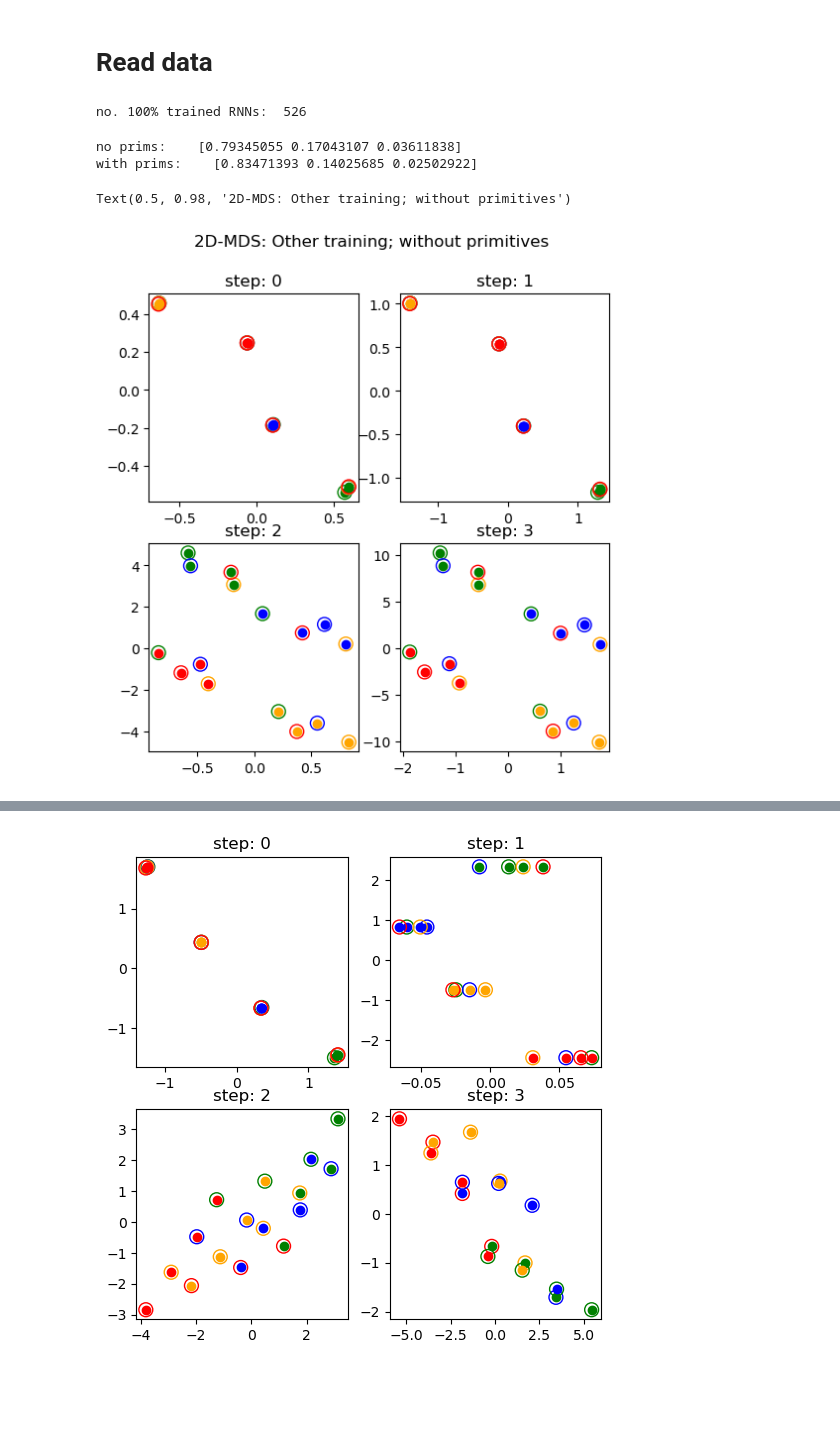
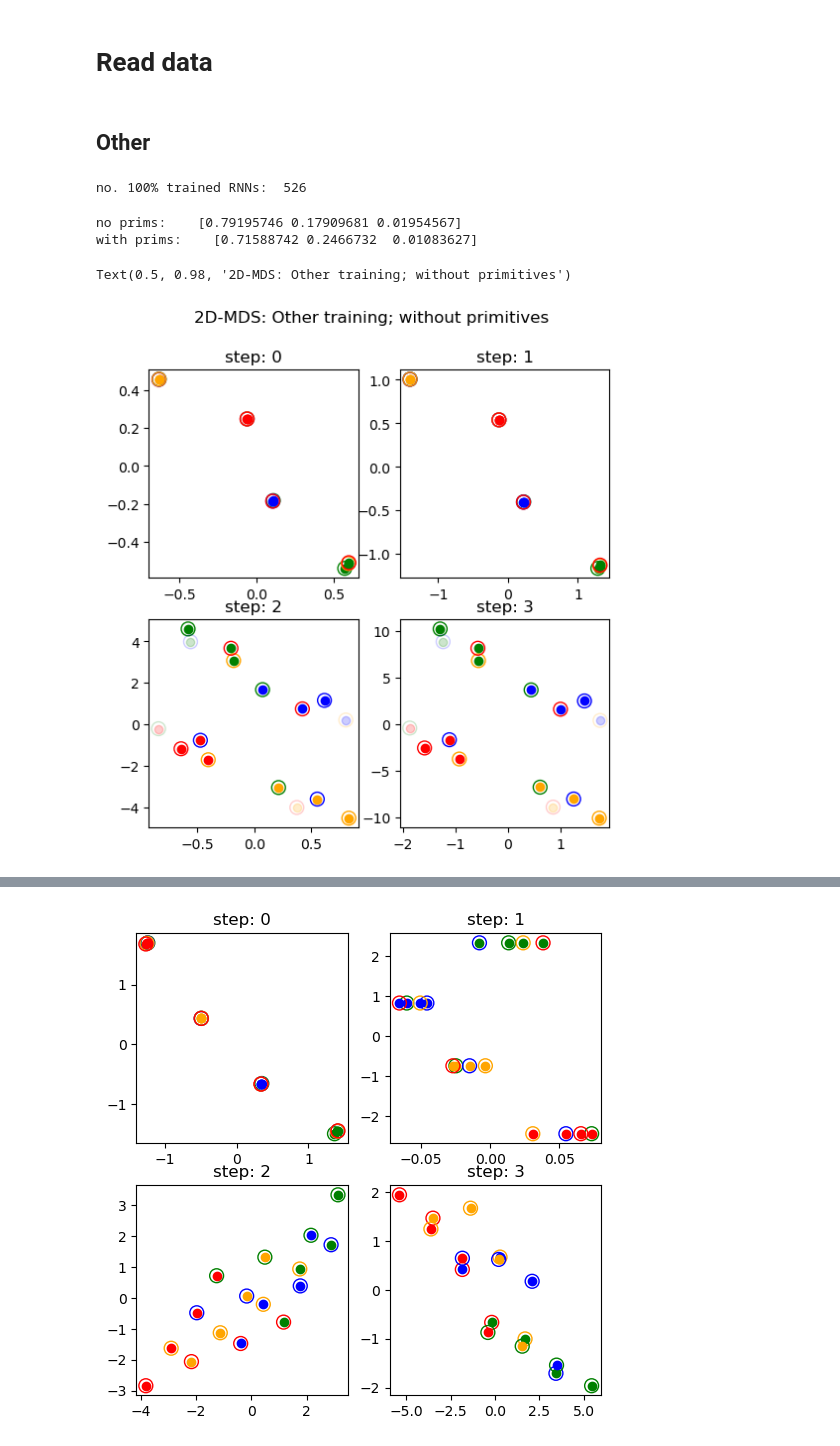
Before and after one commit to aranas/compositional_learning, a Jupyter notebook: _RNN_querymark/MDS.ipynb, the cells around one changed output, grey strips where cells are left out. Drawn from its saved outputs; the diff is of its cells as text; code cells hidden in the pictures; blank space fills up the shorter version.

```diff
--- a/_RNN_querymark/MDS.ipynb
+++ b/_RNN_querymark/MDS.ipynb
@@ -338,6 +354,8 @@ with open(save_dir+'full/res_full', 'rb') as f:
 
 with open(save_dir+'balanced_other/res_balanced', 'rb') as f:
     res3 = pickle.load(f)
+# %% [markdown]
+## Other
 # %%
 res = calculate_RDMs(res1)
 rdms = res['rdms']
@@ -349,32 +367,41 @@ matlist_p = [np.array(rdms_p[t]).mean(axis=0) for t in range(4)]
 truth_list = [np.array(truth_RDM(t, rdms, cue_dicts)).mean(axis=0) for t in range(4)]
 # %% [output]
 no. 100% trained RNNs:  526
-# %%
-from sklearn.decomposition import PCA
-pca = PCA(n_components=3)
-pca.fit(matlist[1])
-print('no prims:   ', pca.explained_variance_ratio_)
-pca = PCA(n_components=3)
-pca.fit(matlist_p[1])
-print('with prims:   ', pca.explained_variance_ratio_)
-# %% [output]
-no prims:    [0.79345055 0.17043107 0.03611838]
-with prims:    [0.83471393 0.14025685 0.02502922]
+# %%
+# find indices of untrained trials
+rp = generate_other(ops, all_syms) + generate_primitives(all_syms)
+valset = [t for t in testseqs if t not in rp]
+valset_idx = [testseqs.index(val) for val in valset]
+# %%
+from sklearn.decomposition import PCA
+pca = PCA(n_components=3)
+pca.fit(matlist[3])
+print('no prims:   ', pca.explained_variance_ratio_)
+pca = PCA(n_components=3)
+pca.fit(matlist_p[3])
+print('with prims:   ', pca.explained_variance_ratio_)
+# %% [output]
+no prims:    [0.79195746 0.17909681 0.01954567]
+with prims:    [0.71588742 0.2466732  0.01083627]
 # %%
 plt.rcParams['figure.figsize'] = 6, 6
 fig, axs = plt.subplots(2,2,)
 
 #matlist = [rdms[t][m] for t in range(4)]
 for j, dist in enumerate(matlist):
     mds = MDS(dissimilarity='precomputed',random_state=0, n_components=2)
     X_transform = mds.fit_transform(dist)
     ax = axs[math.floor(j/2), j%2]
     ax.title.set_text('step: '+str(j))
     for i in range(len(testseqs)):
-        ax.scatter(X_transform[i,0], X_transform[i,1], color = colors1[i])
-        ax.scatter(X_transform[i,0], X_transform[i,1], s=100, facecolors='none', edgecolors=colors2[i])
+        if i in valset_idx:
+            alph = 1
+        else:
+            alph = 0.2
+        ax.scatter(X_transform[i,0], X_transform[i,1], color = colors1[i], alpha = alph)
+        ax.scatter(X_transform[i,0], X_transform[i,1], s=100, facecolors='none', edgecolors=colors2[i], alpha = alph)
 
 plt.suptitle('2D-MDS: Other training; without primitives')
 # %% [output]
 Text(0.5, 0.98, '2D-MDS: Other training; without primitives')
-[figure, old version]
+[figure, new version]
```
Also changed, not shown: parts of 29 cells of this notebook, 22 other files.
